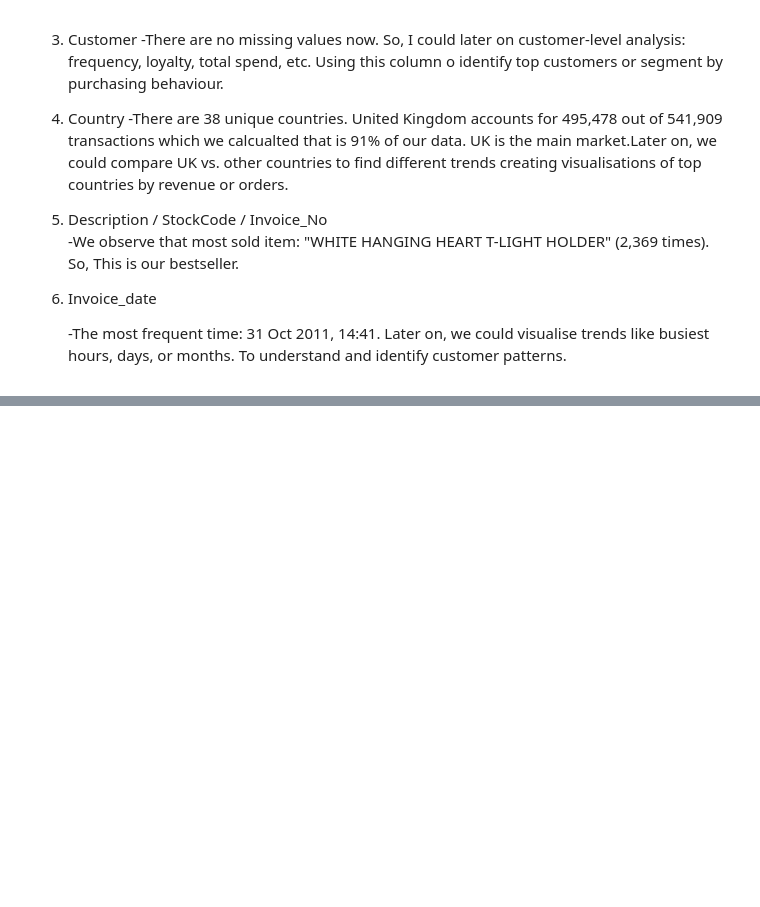
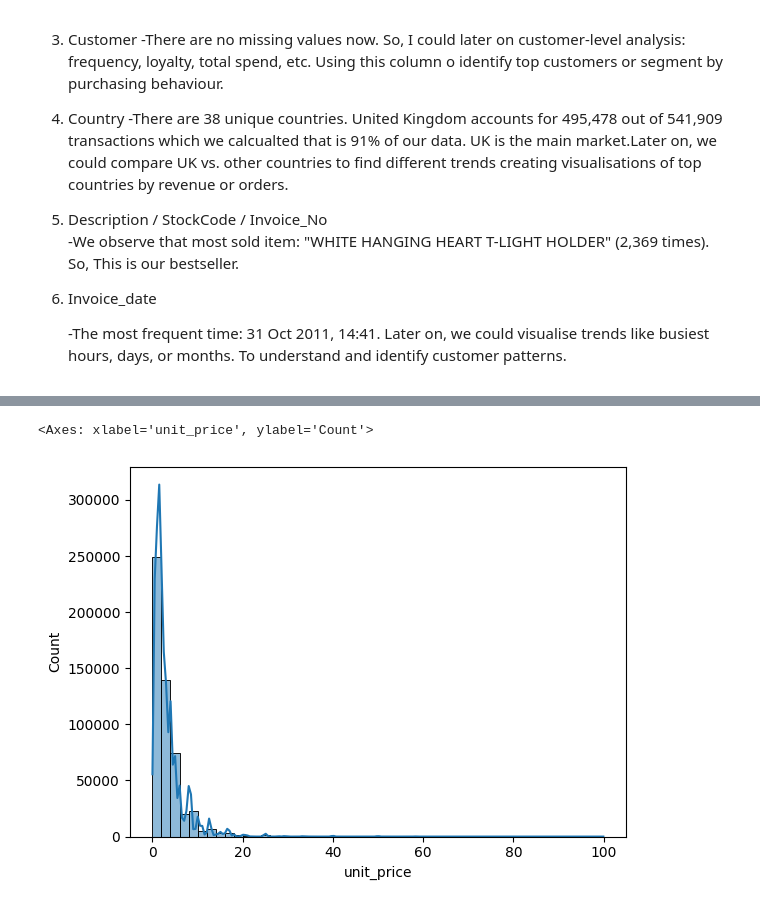
Before and after one commit to Sashafirce/Hyggeland-project-Data-analysis, a Jupyter notebook: jupyter_notebooks/Hyggeland_Data_analysis.ipynb, the cells around one changed output, grey strips where cells are left out. Cells and saved outputs as stored; diff of their text form; code cells hidden in the pictures; blank space fills up the shorter version.

```diff
--- a/jupyter_notebooks/Hyggeland_Data_analysis.ipynb
+++ b/jupyter_notebooks/Hyggeland_Data_analysis.ipynb
@@ -211,0 +241,9 @@ df_full.head()
+# %%
+# Step 19 Filter to more realistic unit prices (e.g. under £100)
+filtered_df = df_full[df_full['unit_price'] < 100]
+
+# Step 20: Plot again
+sns.histplot(filtered_df['unit_price'], bins=50, kde=True)
+# %% [output]
+<Axes: xlabel='unit_price', ylabel='Count'>
+[figure, added]
```
Also changed, not shown: parts of 14 cells of this notebook, 1 other file.
